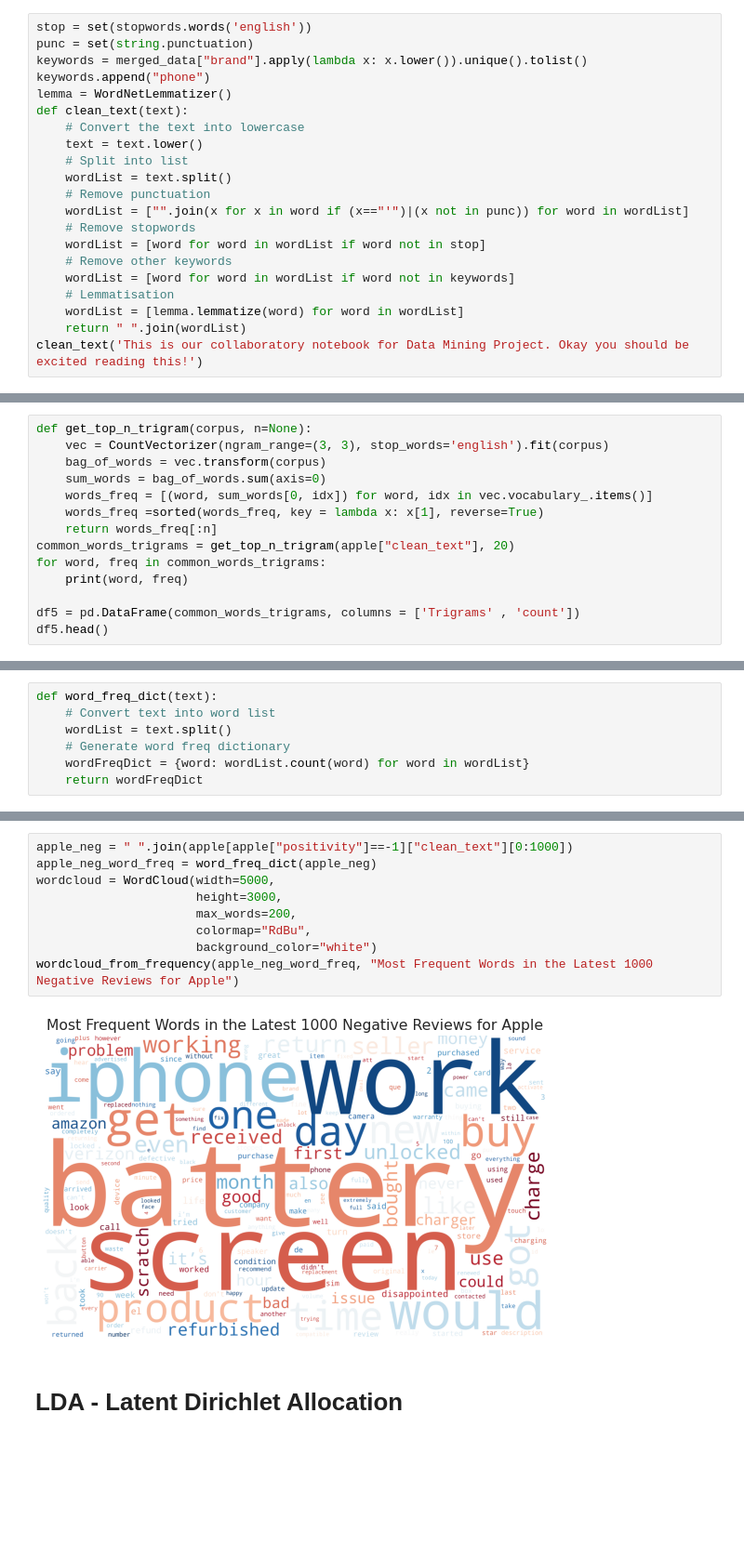
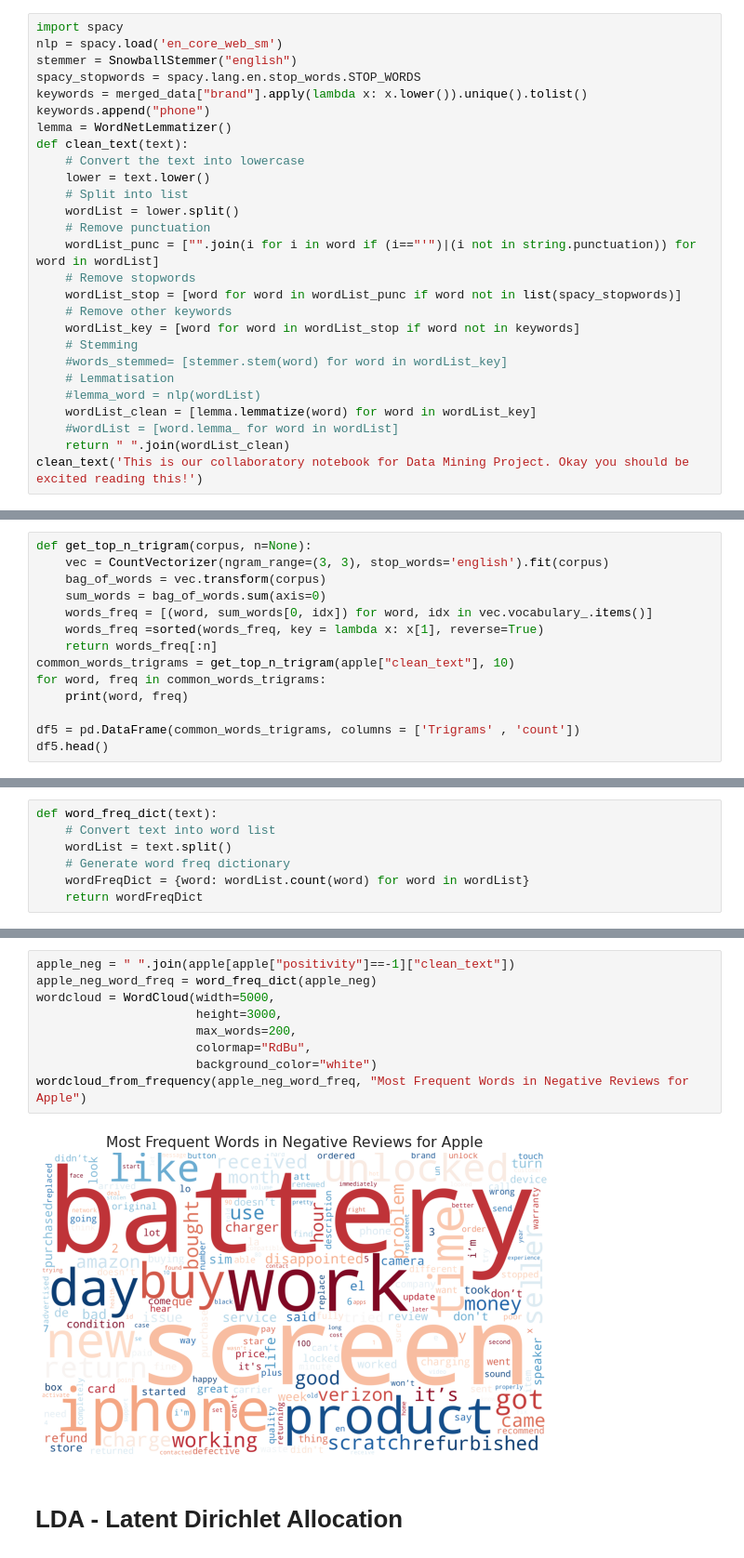
Before and after one commit to Vish4github/News-Category-Classification-using-Transfer-Learning, a Jupyter notebook: Amazon_Cell_Phone_Reviews.ipynb, the cells around one changed output, grey strips where cells are left out. Shown at 93% size. Drawn from its saved outputs; the diff is of its cells as text; blank space fills up the shorter version.

```diff
--- a/Amazon_Cell_Phone_Reviews.ipynb
+++ b/Amazon_Cell_Phone_Reviews.ipynb
@@ -320,23 +321,29 @@ Need further cleaning but this woud serve for now
 # %%
-stop = set(stopwords.words('english'))
-punc = set(string.punctuation)
+import spacy
+nlp = spacy.load('en_core_web_sm')
+stemmer = SnowballStemmer("english")
+spacy_stopwords = spacy.lang.en.stop_words.STOP_WORDS
 keywords = merged_data["brand"].apply(lambda x: x.lower()).unique().tolist()
 keywords.append("phone")
 lemma = WordNetLemmatizer()
 def clean_text(text):
     # Convert the text into lowercase
-    text = text.lower()
+    lower = text.lower()
     # Split into list
-    wordList = text.split()
+    wordList = lower.split()
     # Remove punctuation
-    wordList = ["".join(x for x in word if (x=="'")|(x not in punc)) for word in wordList]
+    wordList_punc = ["".join(i for i in word if (i=="'")|(i not in string.punctuation)) for word in wordList]
     # Remove stopwords
-    wordList = [word for word in wordList if word not in stop]
+    wordList_stop = [word for word in wordList_punc if word not in list(spacy_stopwords)]
     # Remove other keywords
-    wordList = [word for word in wordList if word not in keywords]
+    wordList_key = [word for word in wordList_stop if word not in keywords]
+    # Stemming
+    #words_stemmed= [stemmer.stem(word) for word in wordList_key]
     # Lemmatisation
-    wordList = [lemma.lemmatize(word) for word in wordList]
-    return " ".join(wordList)
+    #lemma_word = nlp(wordList)
+    wordList_clean = [lemma.lemmatize(word) for word in wordList_key]
+    #wordList = [word.lemma_ for word in wordList]
+    return " ".join(wordList_clean)
 clean_text('This is our collaboratory notebook for Data Mining Project. Okay you should be excited reading this!')
 # %% [output]
 'collaboratory notebook data mining project okay excited reading'
@@ -420,7 +441,7 @@ def get_top_n_trigram(corpus, n=None):
     words_freq = [(word, sum_words[0, idx]) for word, idx in vec.vocabulary_.items()]
     words_freq =sorted(words_freq, key = lambda x: x[1], reverse=True)
     return words_freq[:n]
-common_words_trigrams = get_top_n_trigram(apple["clean_text"], 20)
+common_words_trigrams = get_top_n_trigram(apple["clean_text"], 10)
 for word, freq in common_words_trigrams:
     print(word, freq)
 
@@ -518,14 +529,14 @@ wordcloud_from_frequency(apple_pos_word_freq, "Most Frequent Words in the Latest
 # %%
-apple_neg = " ".join(apple[apple["positivity"]==-1]["clean_text"][0:1000])
+apple_neg = " ".join(apple[apple["positivity"]==-1]["clean_text"])
 apple_neg_word_freq = word_freq_dict(apple_neg)
 wordcloud = WordCloud(width=5000,
                       height=3000,
                       max_words=200,
                       colormap="RdBu",
                       background_color="white")
-wordcloud_from_frequency(apple_neg_word_freq, "Most Frequent Words in the Latest 1000 Negative Reviews for Apple")
+wordcloud_from_frequency(apple_neg_word_freq, "Most Frequent Words in Negative Reviews for Apple")
 # %% [output]
-[figure, old version]
+[figure, new version]
 # %% [markdown]
 # LDA - Latent Dirichlet Allocation
 # %%
```
Also changed, not shown: parts of 20 cells of this notebook.
